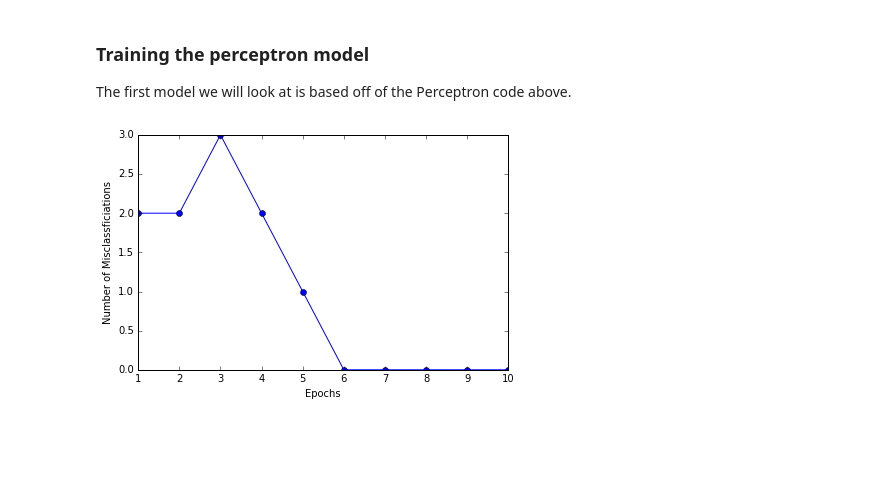
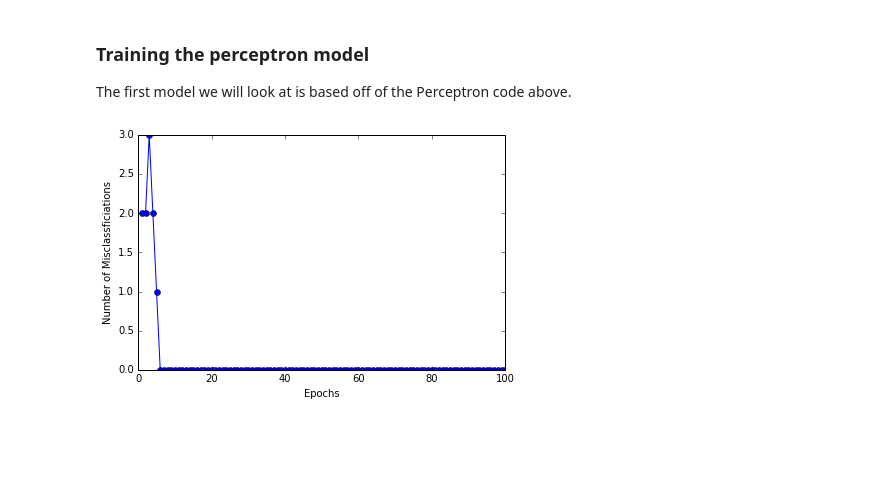
Before and after one commit to jaredmoore/CIS365_Supplements, a Jupyter notebook: perceptron_example.ipynb, the cells around one changed output. Drawn from its saved outputs; the diff is of its cells as text; code cells hidden in the pictures.

```diff
--- a/perceptron_example.ipynb
+++ b/perceptron_example.ipynb
@@ -72,5 +72,11 @@ import pandas as pd
 
 df = pd.read_csv('https://archive.ics.uci.edu/ml/'
         'machine-learning-databases/iris/iris.data', header=None)
-df.tail()
+df.columns = [
+    "sepal length (cm)",
+    "sepal width (cm)",
+    "petal length (cm)",
+    "petal width (cm)",
+    "type"]
+df
 # %% [output]
@@ -120,19 +148,19 @@ We can see that the two irises are distinct clusters with setosa having shorter
 
 The first model we will look at is based off of the Perceptron code above.
 # %%
-ppn = Perceptron(eta=0.1, n_iter=10)
+ppn = Perceptron(eta=0.1, n_iter=100)
 
 ppn.fit(X, y)
 
 plt.plot(range(1, len(ppn.errors_) + 1), ppn.errors_, marker='o')
 plt.xlabel('Epochs')
 plt.ylabel('Number of Misclassficiations')
 
 plt.tight_layout()
 # plt.savefig('./perceptron_1.png', dpi=300)
 plt.show()
 # %% [output]
-[figure, old version]
+[figure, new version]
 # %% [markdown]
 <br>
 <br>
```
Also changed, not shown: parts of 7 cells of this notebook.
